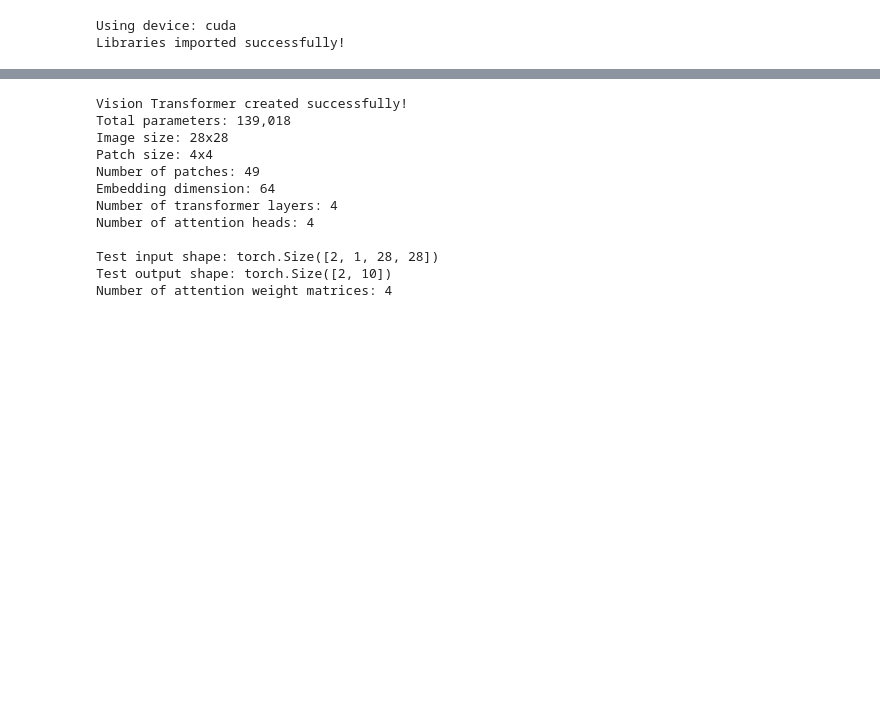
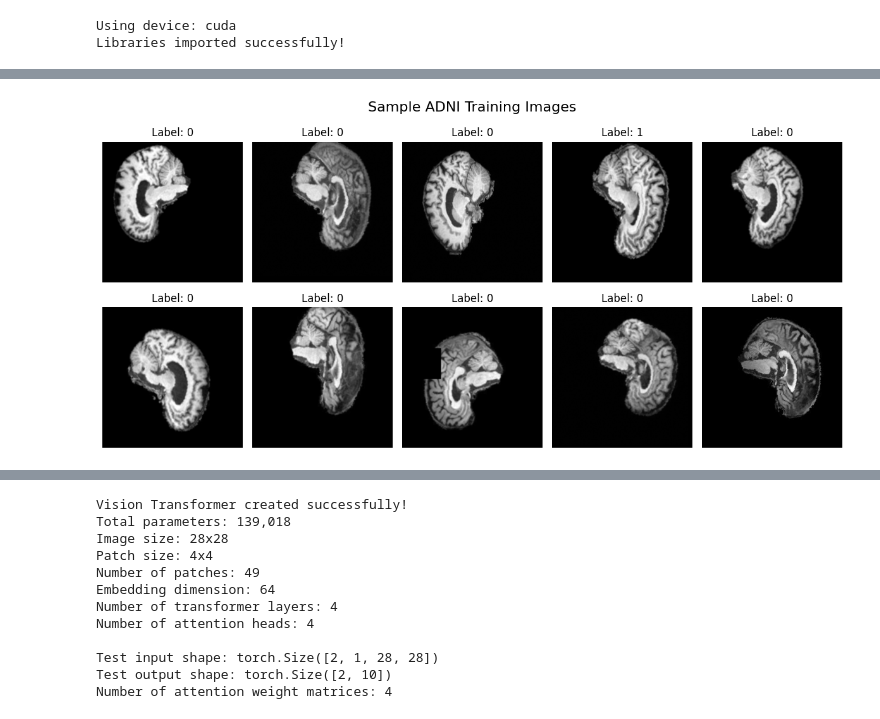
Before and after one commit to s4742629/PatternAnalysis-2025, a Jupyter notebook: recognition/s4742629_ADNI_ConvNeXt_GFNet/GFNet_Transformer.ipynb, the cells around one changed output, grey strips where cells are left out. Saved outputs shown, nothing was run; the diff lists cells and outputs as text; code cells hidden in the pictures; blank space fills up the shorter version.

```diff
--- a/recognition/s4742629_ADNI_ConvNeXt_GFNet/GFNet_Transformer.ipynb
+++ b/recognition/s4742629_ADNI_ConvNeXt_GFNet/GFNet_Transformer.ipynb
@@ -261,0 +253,23 @@ Downloading https://ossci-datasets.s3.amazonaws.com/mnist/t10k-images-idx3-ubyte
+# %%
+# --- Visualize some samples ---
+def show_samples(dataset, num_samples=10, title="Sample Images"):
+    """Display sample images from a dataset"""
+    fig, axes = plt.subplots(2, 5, figsize=(12, 6))
+    fig.suptitle(title, fontsize=16)
+
+    for i in range(num_samples):
+        image, label = dataset[random.randint(0, len(dataset)-1)]
+        row, col = divmod(i, 5)
+        image = image * 0.271 + 0.263  # denormalize
+        image = image.squeeze(0)
+        axes[row, col].imshow(image, cmap='gray')
+        axes[row, col].set_title(f'Label: {label}')
+        axes[row, col].axis('off')
+
+    plt.tight_layout()
+    plt.show()
+
+# Display some random training images
+show_samples(train_dataset_full, title="Sample ADNI Training Images")
+# %% [output]
+[figure, added]
```
Also changed, not shown: parts of 11 cells of this notebook.
